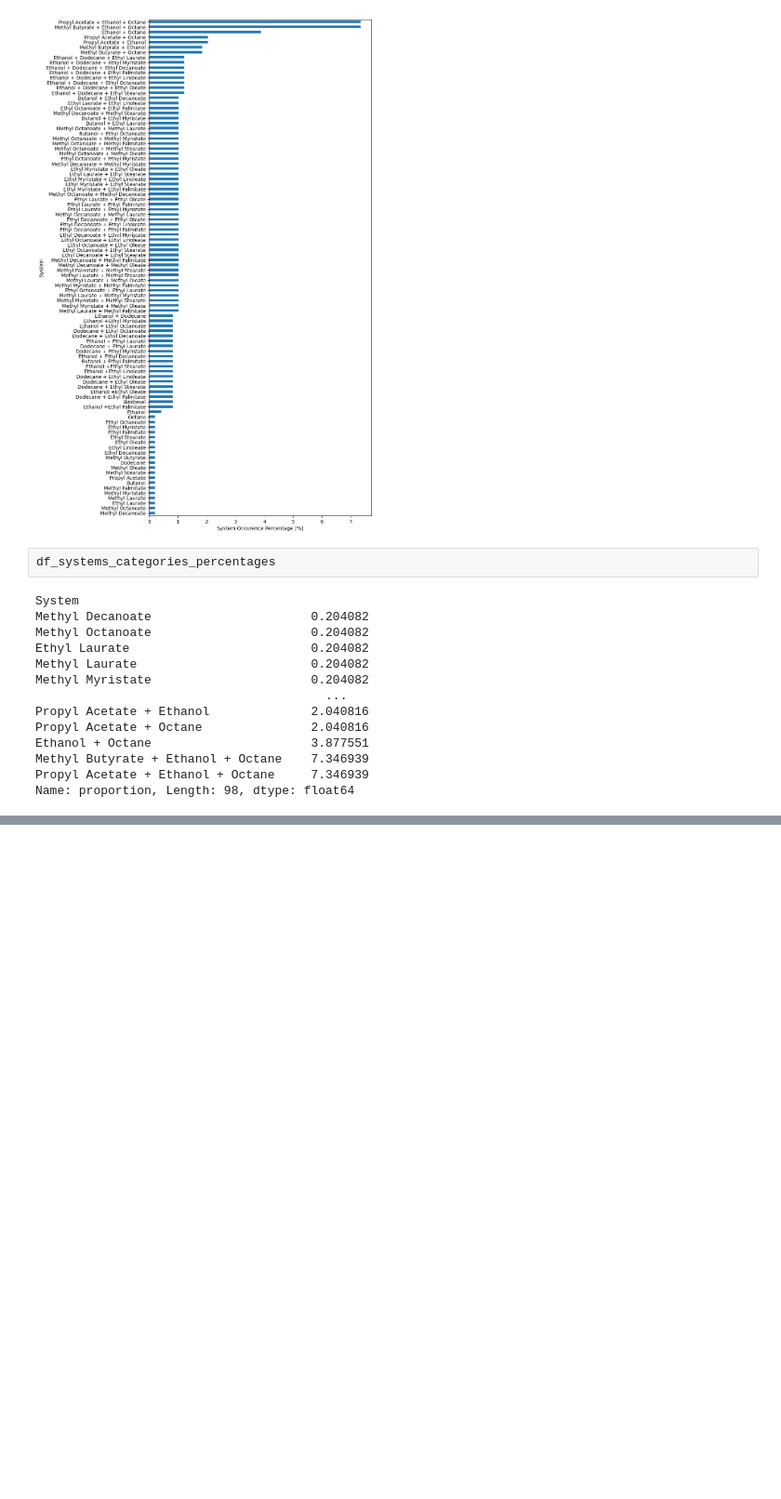
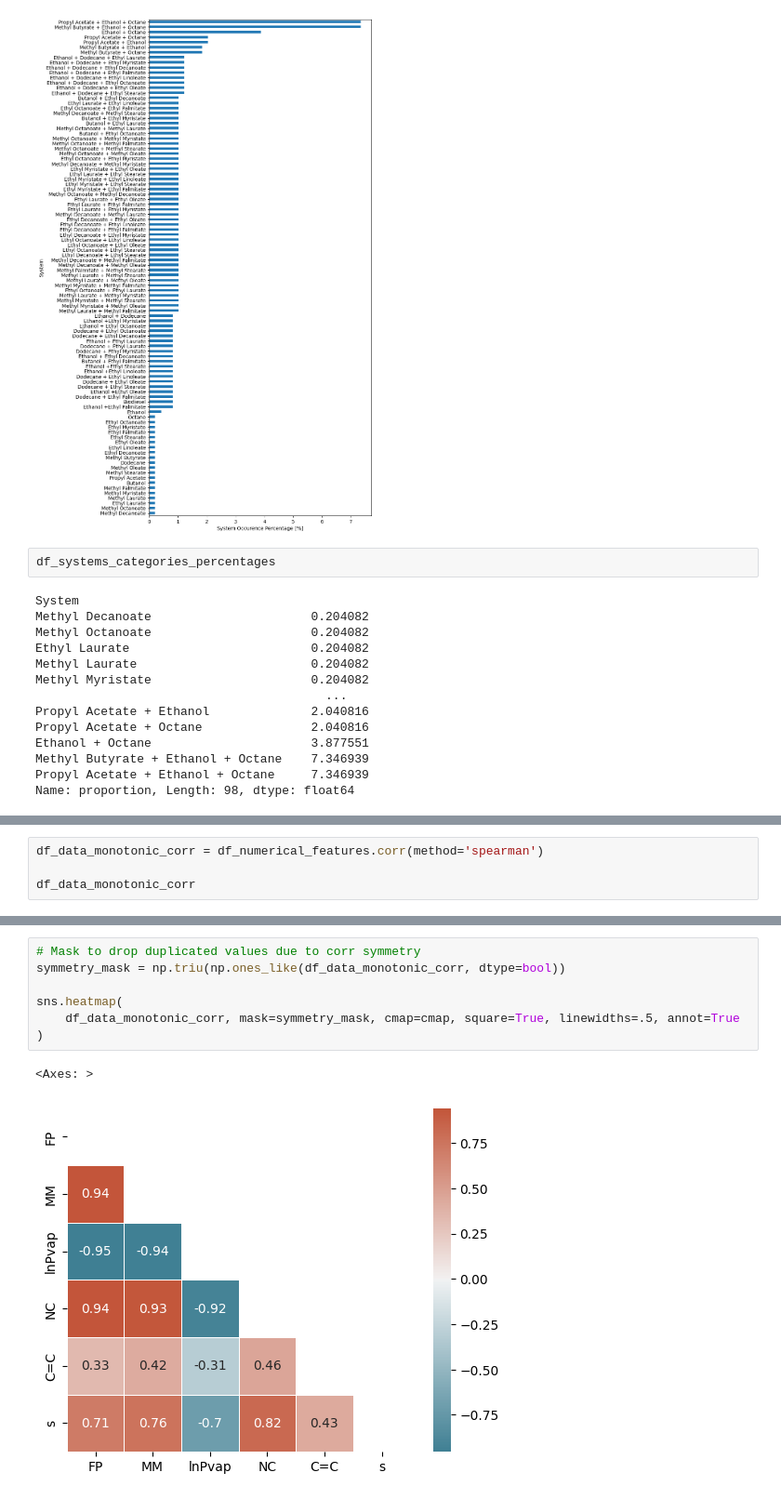
Before and after one commit to ThermoPhase-FCSRG/fp-neural-net, a Jupyter notebook: notebooks/eda_systems.ipynb, the cells around one changed output, grey strips where cells are left out. Shown at 93% size. Cells and saved outputs as stored; diff of their text form; blank space fills up the shorter version.

```diff
--- a/notebooks/eda_systems.ipynb
+++ b/notebooks/eda_systems.ipynb
@@ -416,0 +472,4 @@ Name: proportion, Length: 98, dtype: float64
+# %%
+df_data_monotonic_corr = df_numerical_features.corr(method='spearman')
+
+df_data_monotonic_corr
@@ -416,0 +484,10 @@ Name: proportion, Length: 98, dtype: float64
+# %%
+# Mask to drop duplicated values due to corr symmetry
+symmetry_mask = np.triu(np.ones_like(df_data_monotonic_corr, dtype=bool))
+
+sns.heatmap(
+    df_data_monotonic_corr, mask=symmetry_mask, cmap=cmap, square=True, linewidths=.5, annot=True
+)
+# %% [output]
+<Axes: >
+[figure, added]
```
Also changed, not shown: parts of 21 cells of this notebook.
